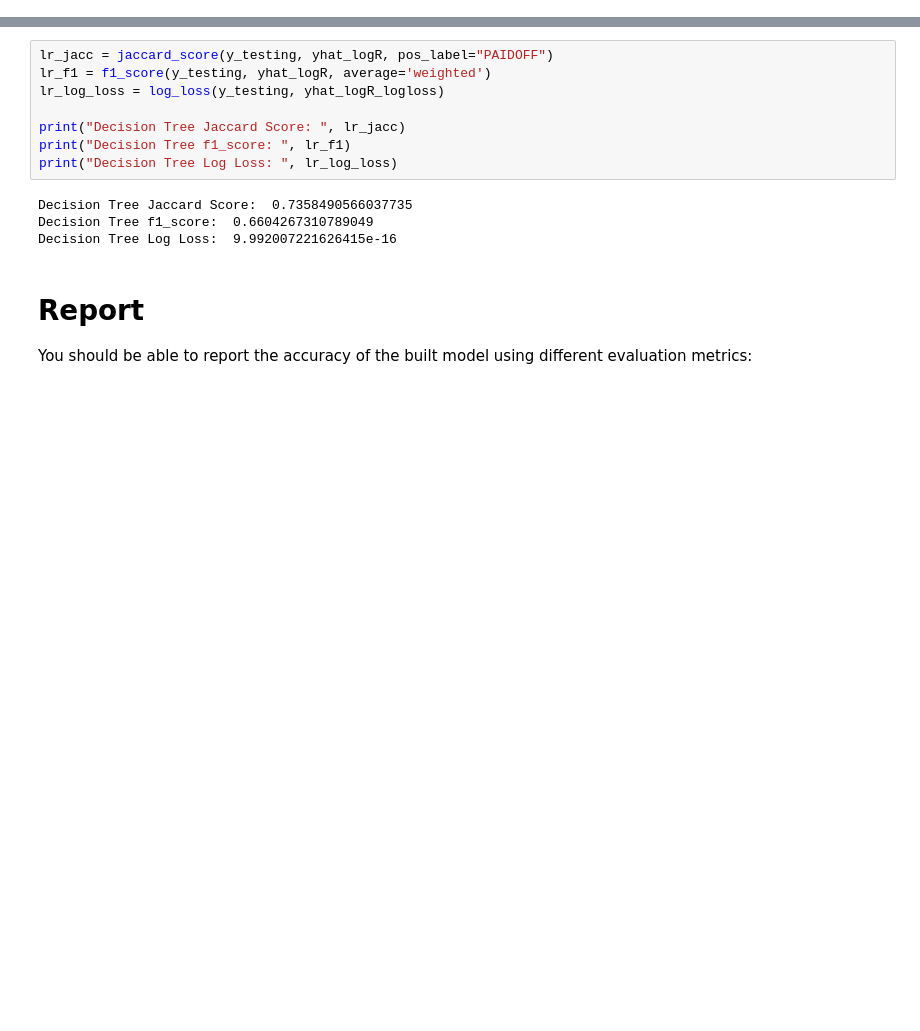
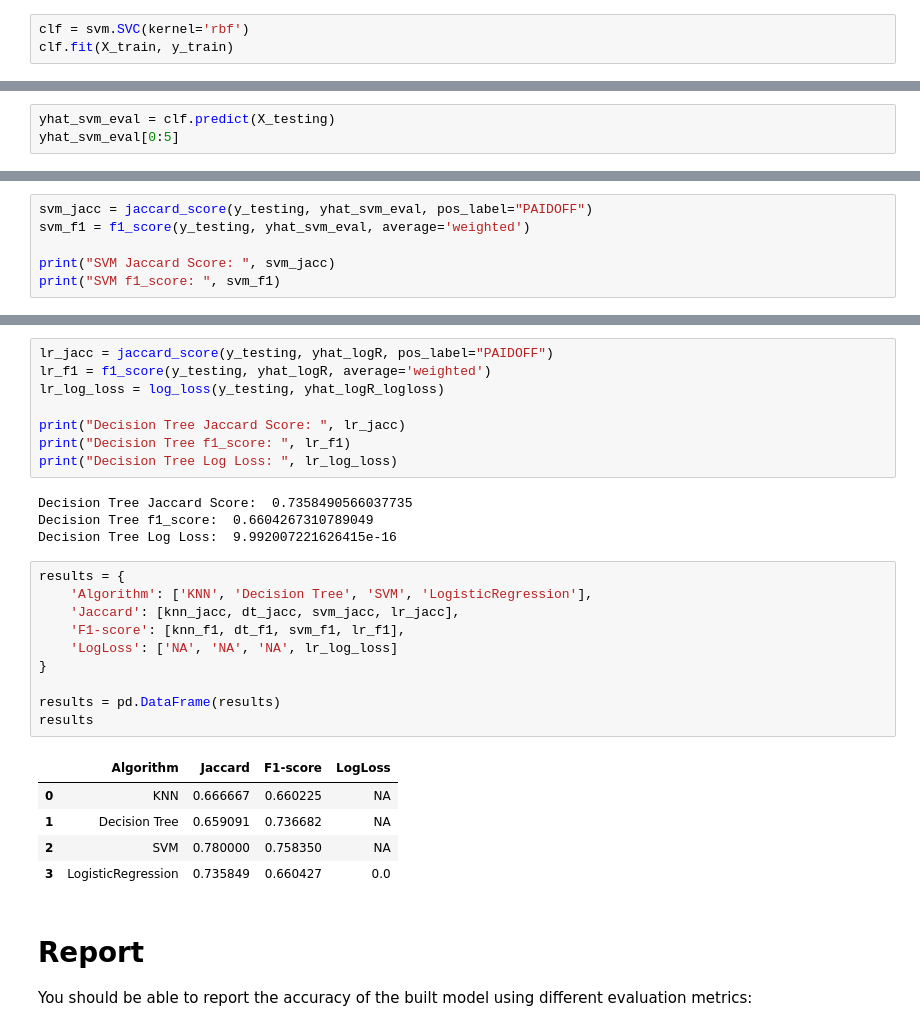
Before and after one commit to Shazam-19/loan-status-classifier, a Jupyter notebook: The Best Classifier.ipynb, the cells around one changed output, grey strips where cells are left out. Cells and saved outputs as stored; diff of their text form; blank space fills up the shorter version.

```diff
--- a/The Best Classifier.ipynb
+++ b/The Best Classifier.ipynb
@@ -342,0 +347,3 @@ print (y_test [0:5])
+# %%
+clf = svm.SVC(kernel='rbf')
+clf.fit(X_train, y_train)
@@ -567,3 +584,6 @@ Decision Tree Jaccard Score:  0.6666666666666666
 Decision Tree f1_score:  0.6602254428341383
 # %% [markdown]
 ## SVM Evaluation
+# %%
+yhat_svm_eval = clf.predict(X_testing)
+yhat_svm_eval[0:5]
@@ -569,0 +593,6 @@ Decision Tree f1_score:  0.6602254428341383
+# %%
+svm_jacc = jaccard_score(y_testing, yhat_svm_eval, pos_label="PAIDOFF")
+svm_f1 = f1_score(y_testing, yhat_svm_eval, average='weighted')
+
+print("SVM Jaccard Score: ", svm_jacc)
+print("SVM f1_score: ", svm_f1)
@@ -588,6 +620,22 @@ print("Decision Tree Log Loss: ", lr_log_loss)
 Decision Tree Jaccard Score:  0.7358490566037735
 Decision Tree f1_score:  0.6604267310789049
 Decision Tree Log Loss:  9.992007221626415e-16
+# %%
+results = {
+    'Algorithm': ['KNN', 'Decision Tree', 'SVM', 'LogisticRegression'],
+    'Jaccard': [knn_jacc, dt_jacc, svm_jacc, lr_jacc],
+    'F1-score': [knn_f1, dt_f1, svm_f1, lr_f1],
+    'LogLoss': ['NA', 'NA', 'NA', lr_log_loss]
+}
+
+results = pd.DataFrame(results)
+results
+# %% [output]
+|  | Algorithm | Jaccard | F1-score | LogLoss |
+| 0 | KNN | 0.666667 | 0.660225 | NA |
+| 1 | Decision Tree | 0.659091 | 0.736682 | NA |
+| 2 | SVM | 0.780000 | 0.758350 | NA |
+| 3 | LogisticRegression | 0.735849 | 0.660427 | 0.0 |
 # %% [markdown]
 # Report
 
```
Also changed, not shown: parts of 7 cells of this notebook.
